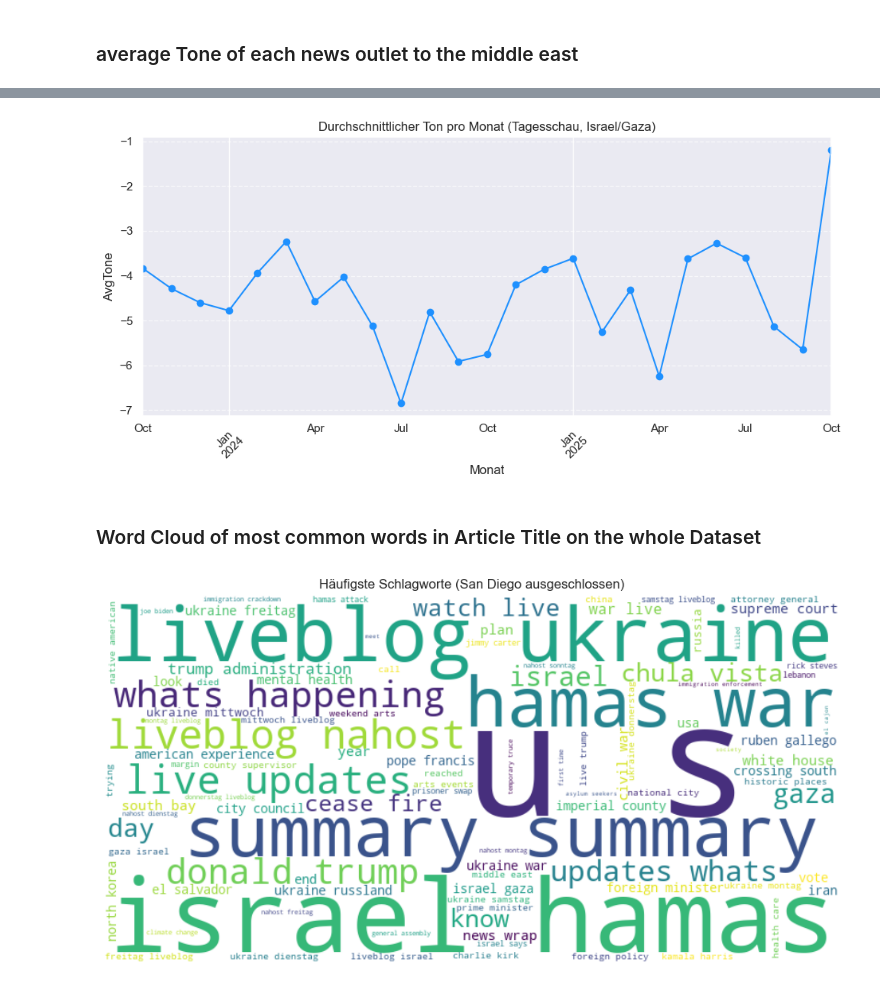
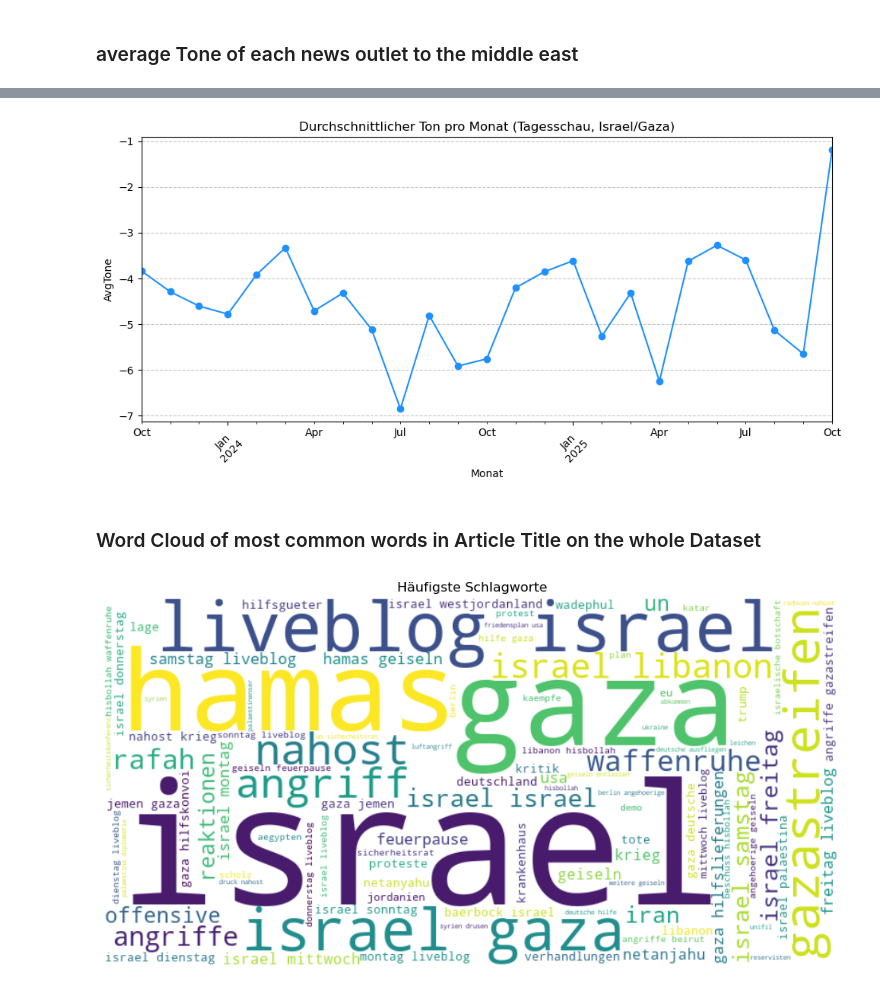
Before and after one commit to CAUGruppe/DataScienceProjectGroup8, a Jupyter notebook: Vizualizations_Question_1.ipynb, the cells around one changed output, grey strips where cells are left out. Cells and saved outputs as stored; diff of their text form; code cells hidden in the pictures.

```diff
--- a/Vizualizations_Question_1.ipynb
+++ b/Vizualizations_Question_1.ipynb
@@ -145,7 +152,8 @@ plt.show()
 
 
 # Keywords definieren
-keywords = ["gaza", "palestina", "israel", "hamas"]
+keywords = ["gaza", "palästina", "israel", "hamas", "palestine", "rafah", "Zwei-Staaten-Lösung",
+            "two-state solution", "hamas-tunnel", "idf", "israel defense forces", "israelische verteidigungskräfte"]
 
 # Maske für relevante Artikel
 mask = df['Thema'].fillna('').str.contains('|'.join(keywords), case=False)
@@ -207,27 +215,27 @@ plt.grid(axis='y', linestyle='--', alpha=0.7)
 plt.tight_layout()
 plt.show()
 # %% [output]
-[figure, old version]
+[figure, new version]
 # %% [markdown]
 ### Word Cloud of most common words in Article Title on the whole Dataset ###
 # %%
 # Eigene Stopwords erweitern
 custom_stopwords = set(WordCloud().stopwords)  # Standard-Stopwords
-custom_stopwords.update(["san", "diego"])       # eigene Wörter, die ausgeschlossen werden sollen
+custom_stopwords.update(["san", "diego", "summary", "updates", "whats"])       # eigene Wörter, die ausgeschlossen werden sollen
 
 # Wordcloud generieren
 wordcloud = WordCloud(
     width=800,
     height=400,
     background_color='white',
     max_words=100,
     stopwords=custom_stopwords
-).generate(text)
+).generate(' '.join(df_filtered['Thema'].dropna().str.lower()))
 
 plt.figure(figsize=(15,6))
 plt.imshow(wordcloud, interpolation='bilinear')
 plt.axis('off')
-plt.title('Häufigste Schlagworte (San Diego ausgeschlossen)')
+plt.title('Häufigste Schlagworte')
 plt.show()
 # %% [output]
-[figure, old version]
+[figure, new version]
```
Also changed, not shown: parts of 5 cells of this notebook.
